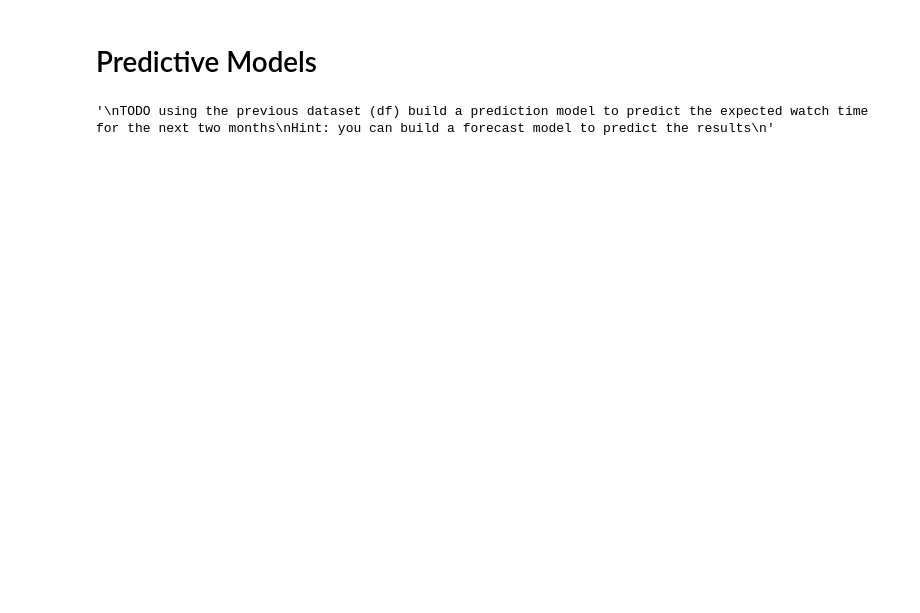
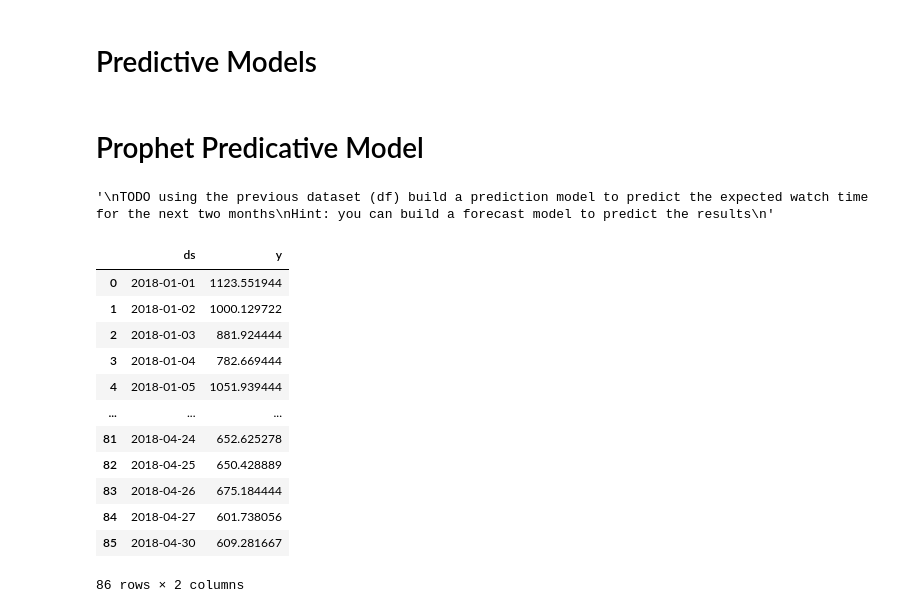
Before and after one commit to TMQ5/My_Projects, a Jupyter notebook: stc_TV_T2.ipynb, the cells around one changed output. Cells and saved outputs as stored; diff of their text form; code cells hidden in the pictures; blank space fills up the shorter version.

```diff
--- a/stc_TV_T2.ipynb
+++ b/stc_TV_T2.ipynb
@@ -434,6 +435,8 @@ fig.show()
 [interactive output not drawn]
 # %% [markdown]
 # Predictive Models
+# %% [markdown]
+<h1>Prophet Predicative Model</h1>
 # %%
 """
 TODO using the previous dataset (df) build a prediction model to predict the expected watch time for the next two months
@@ -441,3 +444,27 @@ Hint: you can build a forecast model to predict the results
 """
 # %% [output]
 '\nTODO using the previous dataset (df) build a prediction model to predict the expected watch time for the next two months\nHint: you can build a forecast model to predict the results\n'
+# %%
+# Reset the index of the dataframe to turn the 'date_' column back into a regular column
+dataframe.reset_index(inplace=True)
+
+# Rename the columns for compatibility with the Prophet forecasting library
+# 'date_' is renamed to 'ds' (datestamp) and 'Total_watch_time_in_houres' to 'y' (target variable)
+dataframe.rename(columns={'date_': 'ds', 'Total_watch_time_in_houres': 'y'}, inplace=True)
+
+# Display the dataframe to verify the changes
+dataframe
+# %% [output]
+|  | ds | y |
+| 0 | 2018-01-01 | 1123.551944 |
+| 1 | 2018-01-02 | 1000.129722 |
+| 2 | 2018-01-03 | 881.924444 |
+| 3 | 2018-01-04 | 782.669444 |
+| 4 | 2018-01-05 | 1051.939444 |
+| ... | ... | ... |
+| 81 | 2018-04-24 | 652.625278 |
+| 82 | 2018-04-25 | 650.428889 |
+| 83 | 2018-04-26 | 675.184444 |
+| 84 | 2018-04-27 | 601.738056 |
+| 85 | 2018-04-30 | 609.281667 |
+86 rows × 2 columns
```
Also changed, not shown: parts of 15 cells of this notebook.
